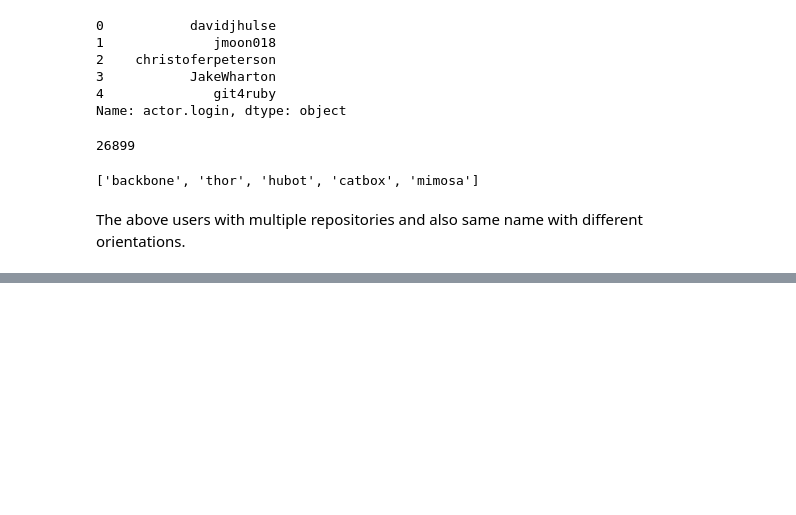
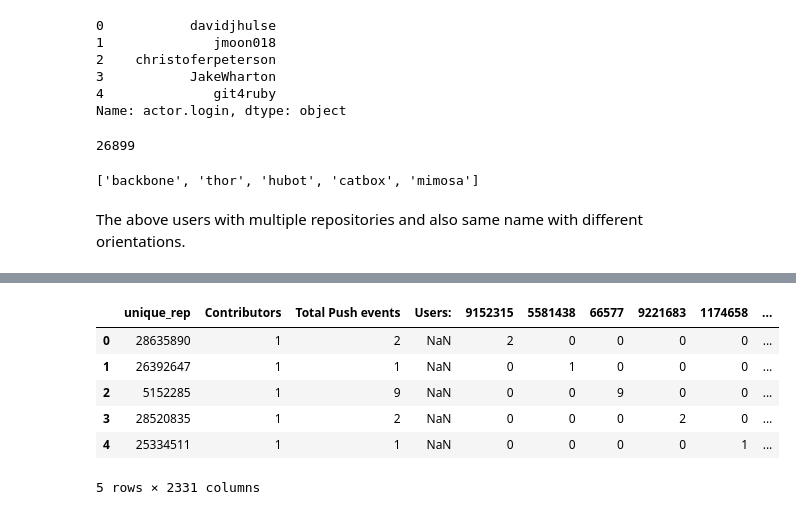
Before and after one commit to prithvikolla/GitHub_Repository_Analysis, a Jupyter notebook: GRA_Analysis.ipynb, the cells around one changed output, grey strips where cells are left out. Drawn from its saved outputs; the diff is of its cells as text; code cells hidden in the pictures; blank space fills up the shorter version.

```diff
--- a/GRA_Analysis.ipynb
+++ b/GRA_Analysis.ipynb
@@ -399,0 +444,10 @@ df_GRA
+# %%
+j.head()
+# %% [output]
+|  | unique_rep | Contributors | Total Push events | Users: | 9152315 | 5581438 | 66577 | 9221683 | 1174658 | ... |
+| 0 | 28635890 | 1 | 2 | NaN | 2 | 0 | 0 | 0 | 0 | ... |
+| 1 | 26392647 | 1 | 1 | NaN | 0 | 1 | 0 | 0 | 0 | ... |
+| 2 | 5152285 | 1 | 9 | NaN | 0 | 0 | 9 | 0 | 0 | ... |
+| 3 | 28520835 | 1 | 2 | NaN | 0 | 0 | 0 | 2 | 0 | ... |
+| 4 | 25334511 | 1 | 1 | NaN | 0 | 0 | 0 | 0 | 1 | ... |
+5 rows × 2331 columns
```
Also changed, not shown: parts of 10 cells of this notebook.
